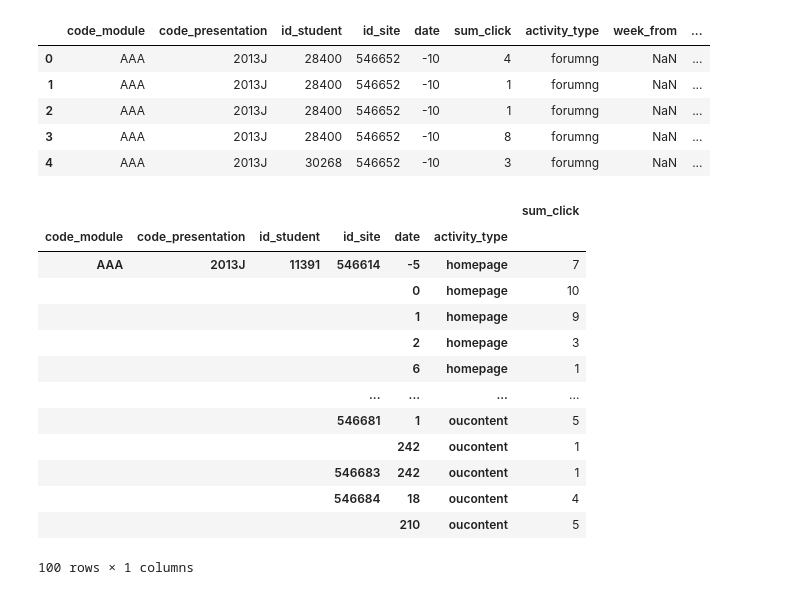
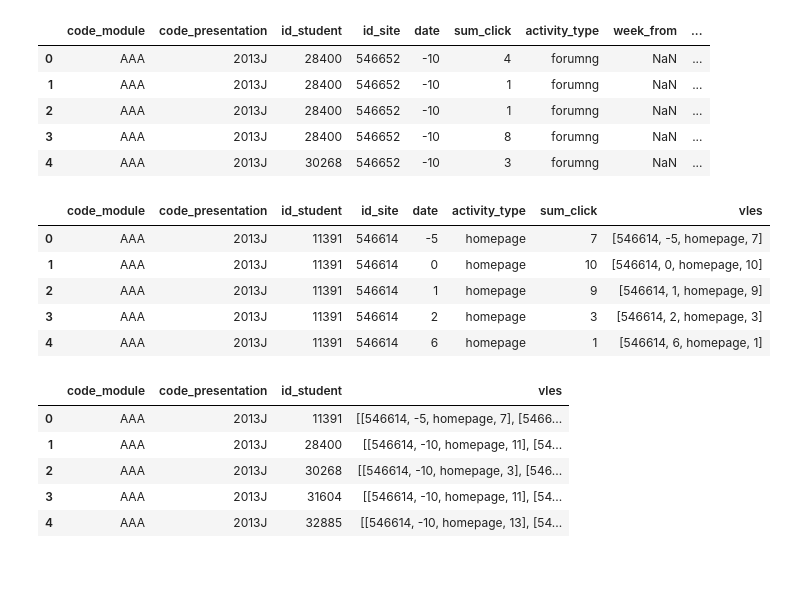
Before and after one commit to jortvangorkum/TFL-Early-Warning-System, a Jupyter notebook: data-preperation/data-preperation.ipynb, the cells around one changed output. Drawn from its saved outputs; the diff is of its cells as text; code cells hidden in the pictures; blank space fills up the shorter version.

```diff
--- a/data-preperation/data-preperation.ipynb
+++ b/data-preperation/data-preperation.ipynb
@@ -69,21 +69,30 @@ vles.head()
 | 3 | AAA | 2013J | 28400 | 546652 | -10 | 8 | forumng | NaN | ... |
 | 4 | AAA | 2013J | 30268 | 546652 | -10 | 3 | forumng | NaN | ... |
 # %%
-grouped_vles_per_day = vles.groupby(["code_module", "code_presentation", "id_student", "id_site", "date", "activity_type"]).agg({"sum_click": "sum"})
-grouped_vles_per_day.head(100)
+grouped_vles_per_day = vles.groupby(["code_module", "code_presentation", "id_student", "id_site", "date", "activity_type"]).agg({
+    "sum_click": "sum"
+}).reset_index()
-# %% [output]
-|  |  |  |  |  |  | sum_click |
-| code_module | code_presentation | id_student | id_site | date | activity_type |  |
-| AAA | 2013J | 11391 | 546614 | -5 | homepage | 7 |
-|  |  |  |  | 0 | homepage | 10 |
-|  |  |  |  | 1 | homepage | 9 |
-|  |  |  |  | 2 | homepage | 3 |
-|  |  |  |  | 6 | homepage | 1 |
-|  |  |  | ... | ... | ... | ... |
-|  |  |  | 546681 | 1 | oucontent | 5 |
-|  |  |  |  | 242 | oucontent | 1 |
-|  |  |  | 546683 | 242 | oucontent | 1 |
-|  |  |  | 546684 | 18 | oucontent | 4 |
-|  |  |  |  | 210 | oucontent | 5 |
-100 rows × 1 columns
+# %%
+
+grouped_vles_per_day["vles"] = grouped_vles_per_day[["id_site", "date", "activity_type", "sum_click"]].values.tolist()
+grouped_vles_per_day.head()
+# %% [output]
+|  | code_module | code_presentation | id_student | id_site | date | activity_type | sum_click | vles |
+| 0 | AAA | 2013J | 11391 | 546614 | -5 | homepage | 7 | [546614, -5, homepage, 7] |
+| 1 | AAA | 2013J | 11391 | 546614 | 0 | homepage | 10 | [546614, 0, homepage, 10] |
+| 2 | AAA | 2013J | 11391 | 546614 | 1 | homepage | 9 | [546614, 1, homepage, 9] |
+| 3 | AAA | 2013J | 11391 | 546614 | 2 | homepage | 3 | [546614, 2, homepage, 3] |
+| 4 | AAA | 2013J | 11391 | 546614 | 6 | homepage | 1 | [546614, 6, homepage, 1] |
+# %%
+grouped_vles_per_student = grouped_vles_per_day.groupby(["code_module", "code_presentation", "id_student"], as_index=False).agg({
+    "vles": lambda x: list(x)
+})
+grouped_vles_per_student.head()
+# %% [output]
+|  | code_module | code_presentation | id_student | vles |
+| 0 | AAA | 2013J | 11391 | [[546614, -5, homepage, 7], [5466... |
+| 1 | AAA | 2013J | 28400 | [[546614, -10, homepage, 11], [54... |
+| 2 | AAA | 2013J | 30268 | [[546614, -10, homepage, 3], [546... |
+| 3 | AAA | 2013J | 31604 | [[546614, -10, homepage, 11], [54... |
+| 4 | AAA | 2013J | 32885 | [[546614, -10, homepage, 13], [54... |
 # %%
```
Also changed, not shown: parts of 1 cell of this notebook.
